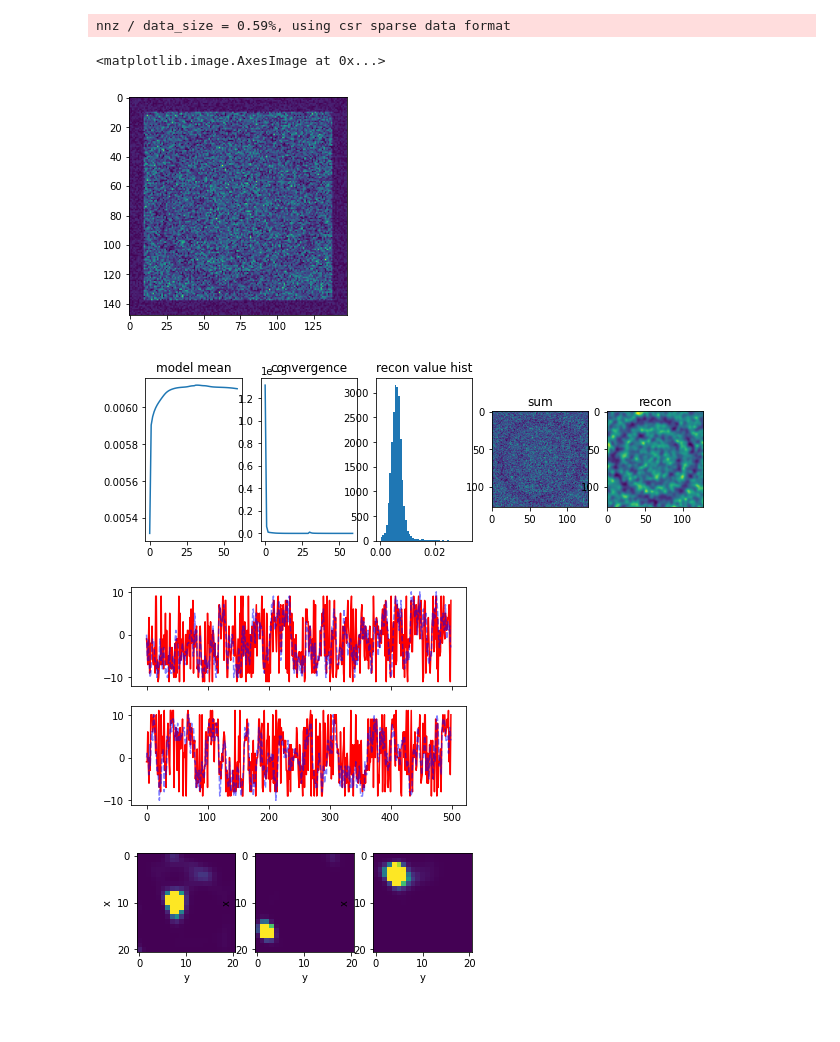
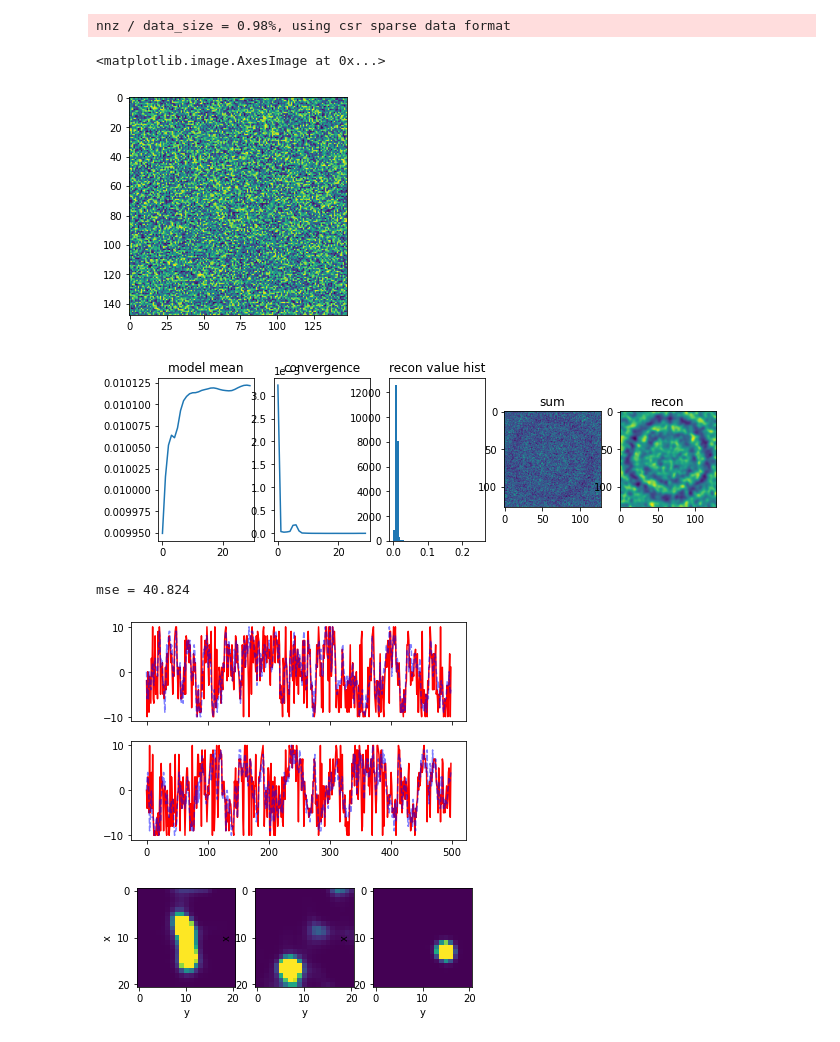
Before and after one commit to Varato/emc2d, a Jupyter notebook: lab/EMCRunThrough.ipynb, the cells around one changed output. Cells and saved outputs as stored; diff of their text form; code cells hidden in the pictures.

```diff
--- a/lab/EMCRunThrough.ipynb
+++ b/lab/EMCRunThrough.ipynb
@@ -17,17 +17,17 @@ np.random.seed(2017)
 intensity = np.load("./data/4BED_t40_d5000.npy")
 # %%
 drift_radius = (10, 10)
-mean_count= 0.006
+mean_count= 0.01
 motion_sigma = 3.
 num_frames = 500
 frame_size = (128, 128)
-model_size = (frame_size[0] + 2*max_drift[0], frame_size[1] + 2*max_drift[1])
+model_size = (frame_size[0] + 2*drift_radius[0], frame_size[1] + 2*drift_radius[1])
 model = emc2d.sim.build_model(intensity, model_size=model_size, mean_count=mean_count)
 
 frames, traj = emc2d.sim.generate_frames(
     intensity,
     frame_size,
-    drift_radius=max_drift,
+    drift_radius=drift_radius,
     num_frames=num_frames,
     mean_count=mean_count,
     motion_sigma=motion_sigma)
@@ -36,28 +36,33 @@ emc = emc2d.core.EMC(
     frames=frames,
     frame_size=(128, 128),
     drift_radius=drift_radius,
-    init_model='sum')
+    init_model='random')
 # %% [output]
-nnz / data_size = 0.59%, using csr sparse data format
+nnz / data_size = 0.98%, using csr sparse data format
 # %%
 plt.imshow(emc.curr_model)
 # %% [output]
 <matplotlib.image.AxesImage at 0x...>
-[figure, old version]
+[figure, new version]
 # %%
 history = emc.run(iterations=30, lpfs=1.5)
 # %%
 fig1 = emc2d.viz.show_emc_state(emc)
 # %% [output]
-[figure, old version]
+[figure, new version]
 # %%
+recon_drifts, recon_model = emc.centre_by_first_frame()
+mse = emc2d.sim.mse_error(recon_drifts, true_traj=traj)
 fig2 = emc2d.viz.show_maximum_likelihood_drifts(emc, reference=model, true_traj=traj)
+
+print(f"mse = {mse}")
 # %% [output]
+mse = 40.824
-[figure, old version]
+[figure, new version]
 # %%
 _, (ax1, ax2, ax3) = plt.subplots(ncols=3, sharex=True)
-emc2d.viz.show_membership_probability(emc.membership_probability, frame_index=0, drift_radius=max_drift, ax=ax1)
-emc2d.viz.show_membership_probability(emc.membership_probability, frame_index=100, drift_radius=max_drift, ax=ax2)
-emc2d.viz.show_membership_probability(emc.membership_probability, frame_index=200, drift_radius=max_drift, ax=ax3)
+emc2d.viz.show_membership_probability(emc.membership_probability, frame_index=0, drift_radius=drift_radius, ax=ax1)
+emc2d.viz.show_membership_probability(emc.membership_probability, frame_index=100, drift_radius=drift_radius, ax=ax2)
+emc2d.viz.show_membership_probability(emc.membership_probability, frame_index=200, drift_radius=drift_radius, ax=ax3)
 # %% [output]
-[figure, old version]
+[figure, new version]
```
Also changed, not shown: parts of 2 cells of this notebook.
